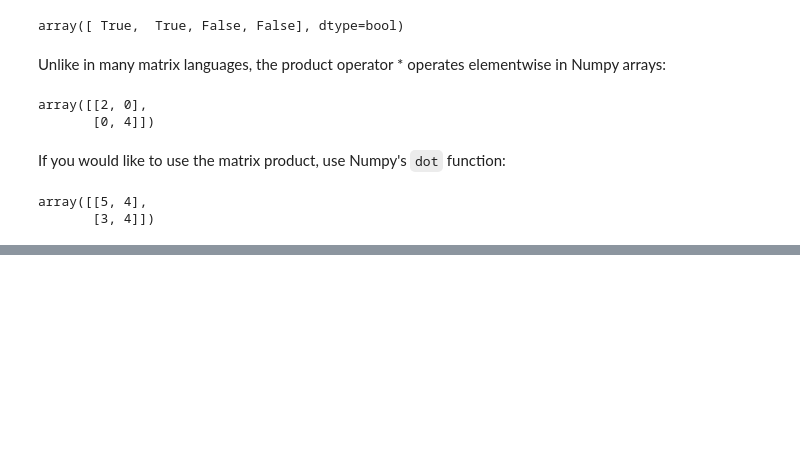
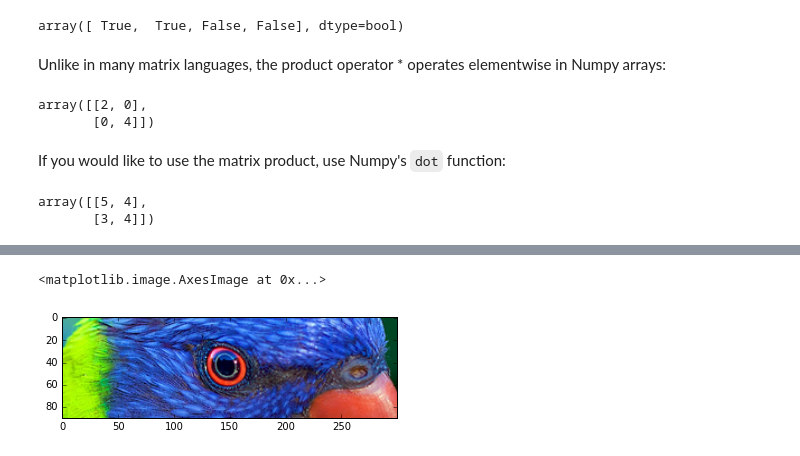
Before and after one commit to AustralianSynchrotron/python-workshop-2016, a Jupyter notebook: 5_Numpy.ipynb, the cells around one changed output, grey strips where cells are left out. Drawn from its saved outputs; the diff is of its cells as text; code cells hidden in the pictures; blank space fills up the shorter version.

```diff
--- a/5_Numpy.ipynb
+++ b/5_Numpy.ipynb
@@ -230,0 +339,5 @@ array([[5, 4],
+# %%
+plt.imshow(zoomed)
+# %% [output]
+<matplotlib.image.AxesImage at 0x...>
+[figure, added]
```
Also changed, not shown: parts of 42 cells of this notebook, 11 other files.
